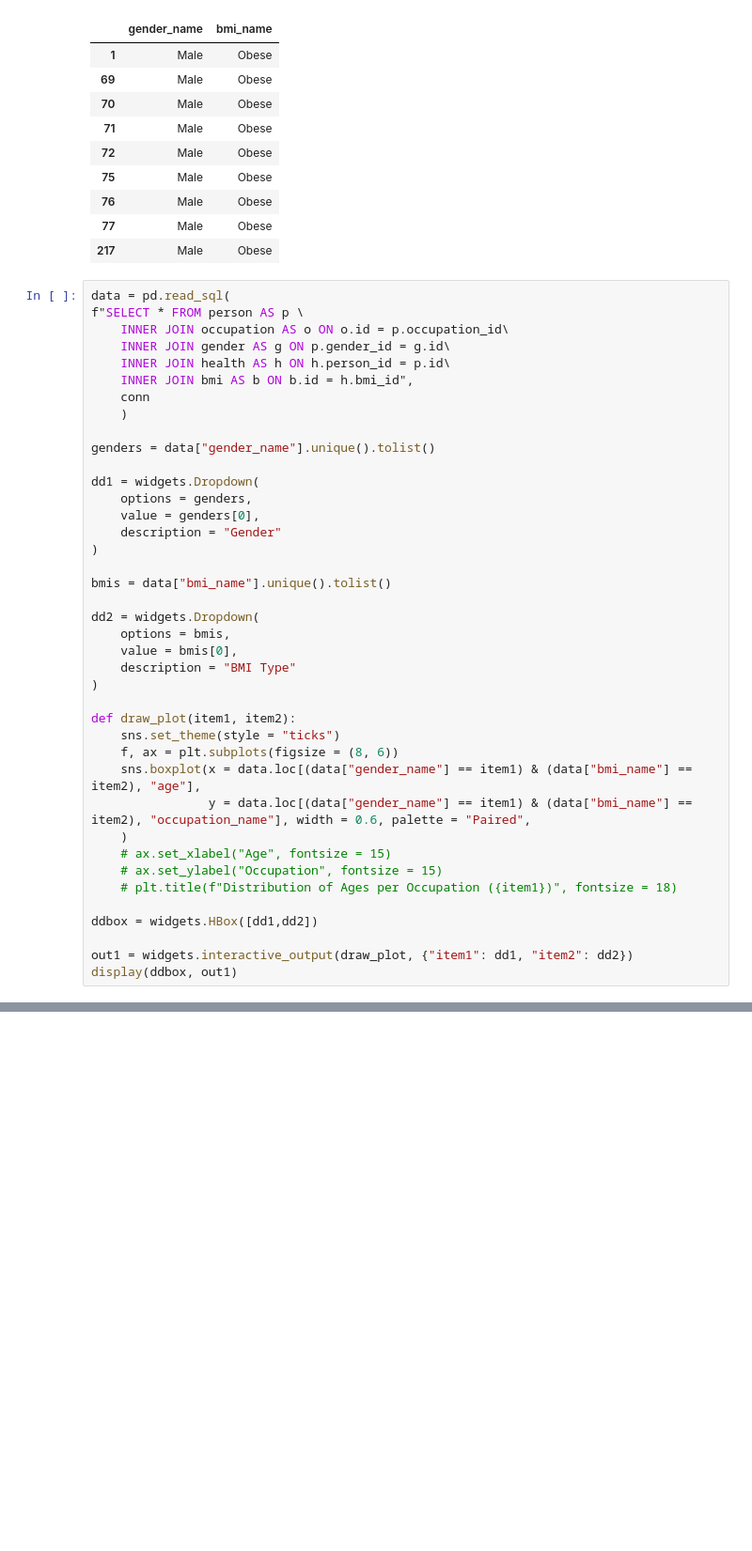
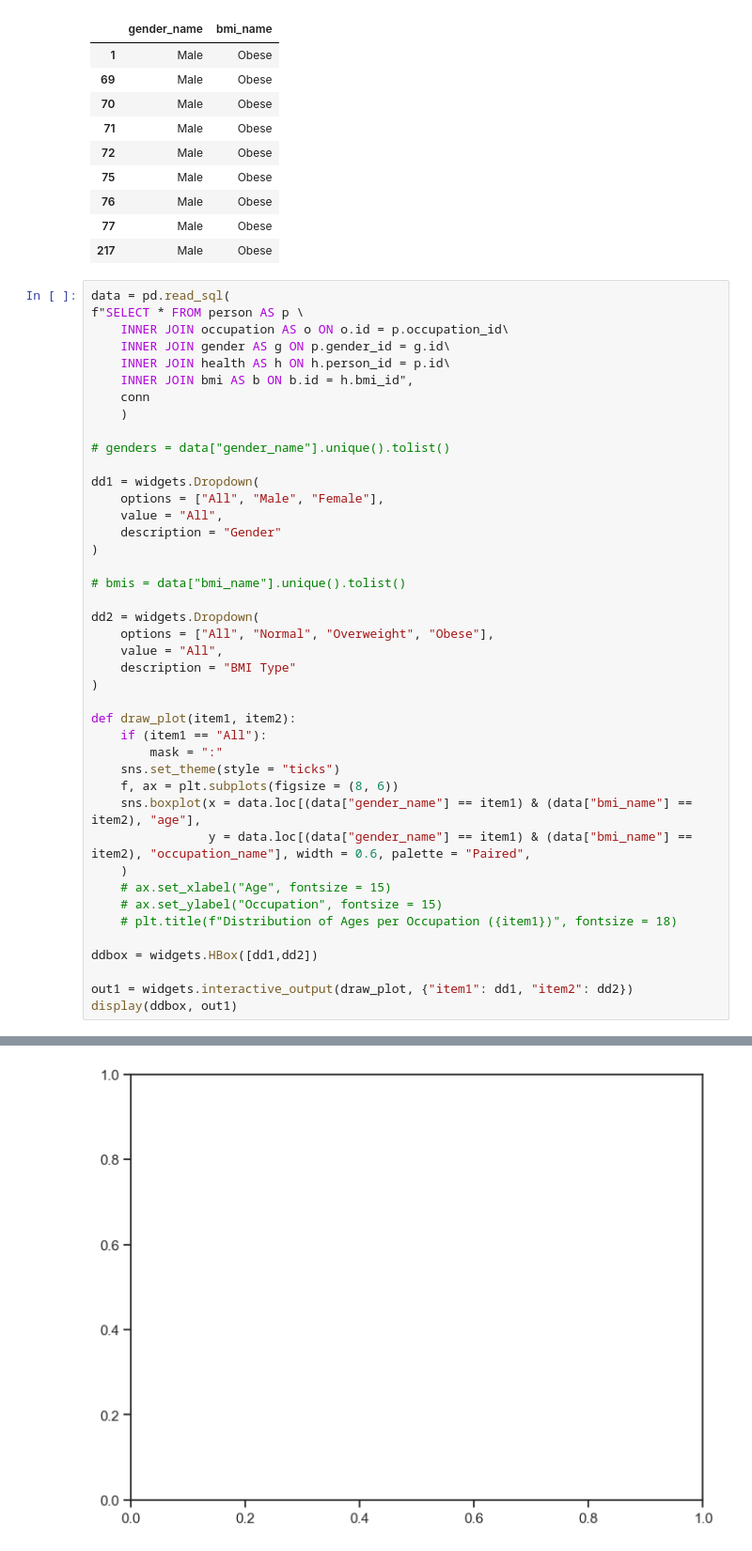
Before and after one commit to reederickson/Project_3, a Jupyter notebook: bryan.ipynb, the cells around one changed output, grey strips where cells are left out. Shown at 94% size. Cells and saved outputs as stored; diff of their text form; blank space fills up the shorter version.

Commit message:
trying to add 'All' as an option in the dropdowns

```diff
--- a/bryan.ipynb
+++ b/bryan.ipynb
@@ -121,23 +121,25 @@ f"SELECT * FROM person AS p \
     conn
     )
 
-genders = data["gender_name"].unique().tolist()
+# genders = data["gender_name"].unique().tolist()
 
 dd1 = widgets.Dropdown(
-    options = genders,
-    value = genders[0],
+    options = ["All", "Male", "Female"],
+    value = "All",
     description = "Gender"
 )
 
-bmis = data["bmi_name"].unique().tolist()
+# bmis = data["bmi_name"].unique().tolist()
 
 dd2 = widgets.Dropdown(
-    options = bmis,
-    value = bmis[0],
+    options = ["All", "Normal", "Overweight", "Obese"],
+    value = "All",
     description = "BMI Type"
 )
 
 def draw_plot(item1, item2):
+    if (item1 == "All"):
+        mask = ":"
     sns.set_theme(style = "ticks")
     f, ax = plt.subplots(figsize = (8, 6))
     sns.boxplot(x = data.loc[(data["gender_name"] == item1) & (data["bmi_name"] == item2), "age"],
@@ -156 +158,2 @@ HBox(children=(Dropdown(description='Gender', options=('Male', 'Female'), value=
 [interactive output not drawn]
+[figure, added]
```
Also changed, not shown: parts of 1 cell of this notebook.
